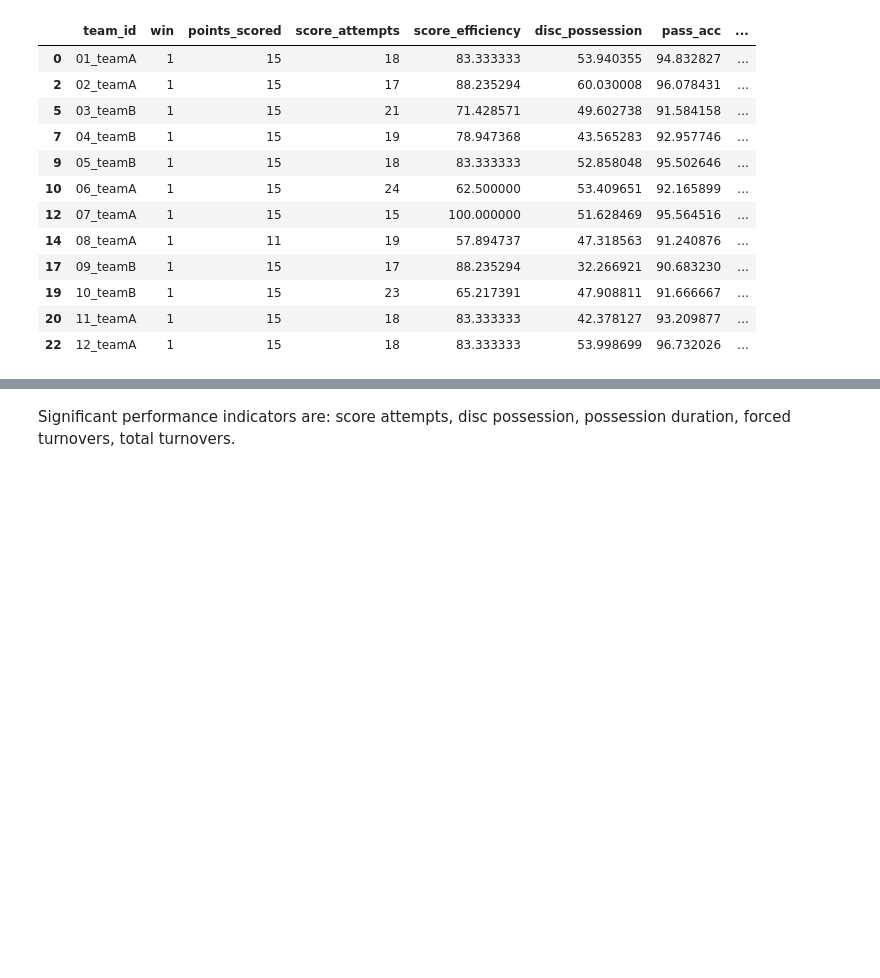
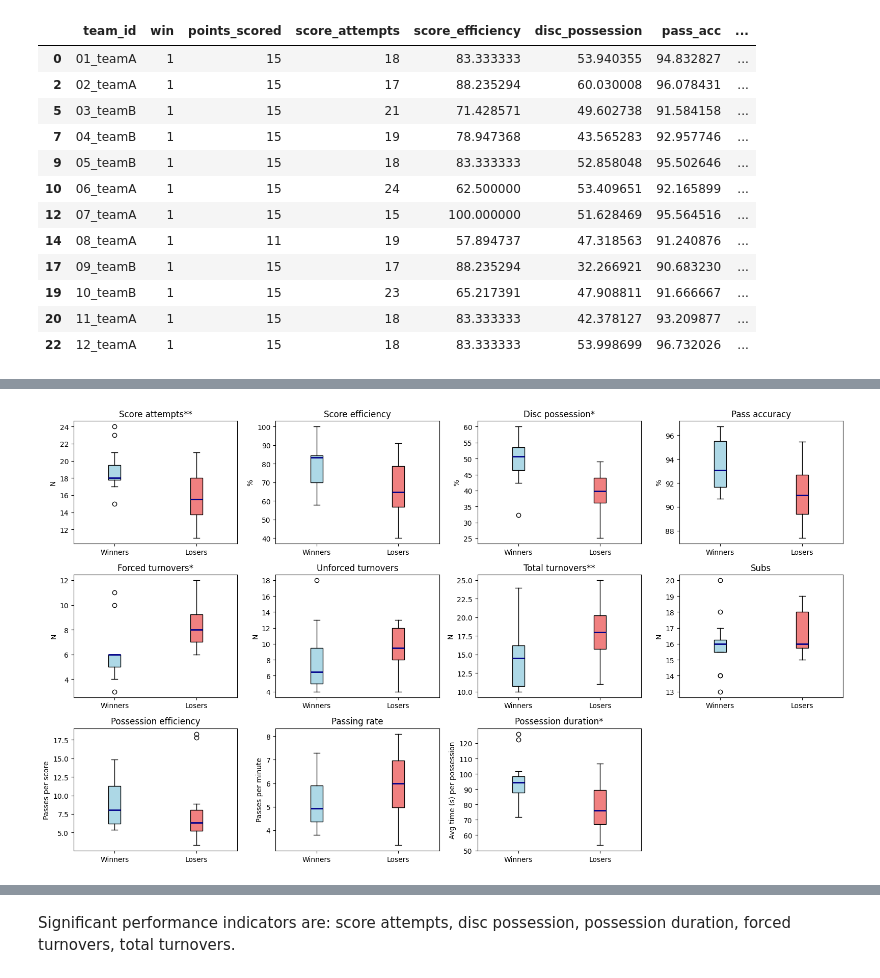
Before and after one commit to porseleyn/UF_Thesis_Analyses, a Jupyter notebook: inferential_statistics.ipynb, the cells around one changed output, grey strips where cells are left out. Saved outputs shown, nothing was run; the diff lists cells and outputs as text; code cells hidden in the pictures; blank space fills up the shorter version.

```diff
--- a/inferential_statistics.ipynb
+++ b/inferential_statistics.ipynb
@@ -222,3 +238,55 @@ plt.show()
+# %%
+fig, axes = plt.subplots(3, 4, figsize=(16, 10))
+# fig.suptitle("Winners vs Losers: Performance Indicators", fontsize=20)
+
+ylabels = ['N', '%', '%', '%', 'N', 'N', 'N', 'N', 'Passes per score',
+        'Passes per minute', 'Avg time (s) per possession']
+
+significant = {
+    'Score attempts': '**',
+    'Disc possession': '*',
+    'Possession duration': '*',
+    'Forced turnovers': '*',
+    'Total turnovers': '**'
+}
+
+for i, (data, title) in enumerate(zip(data_list, titles)):
+    row, col = divmod(i, 4)
+    ax = axes[row, col]
+
+    # Plot boxplot with custom colors
+    box = ax.boxplot(data, patch_artist=True)
+
+    # Set blue for Winners (1st box), red for Losers (2nd box)
+    colors = ['lightblue', 'lightcoral']
+    for patch, color in zip(box['boxes'], colors):
+        patch.set_facecolor(color)
+
+    # 🔸 Set median line color (e.g., dark blue)
+    for median in box['medians']:
+        median.set_color('darkblue')
+        median.set_linewidth(2)  # Optional: make it a bit bolder
+
+    ax.set_xticklabels(['Winners', 'Losers'])
+    ax.set_ylabel(ylabels[i])
+
+    # Use significance dictionary for stars
+    if title in significant:
+        ax.set_title(f"{title}{significant[title]}")
+    else:
+        ax.set_title(title)
+
+# Hide any unused subplots if fewer than 12
+if len(data_list) < 12:
+    for j in range(len(data_list), 12):
+        row, col = divmod(j, 4)
+        axes[row, col].axis('off')
+
+plt.tight_layout(rect=[0, 0.03, 1, 0.95])  # So title doesn't overlap
+plt.savefig('data/figures/boxplot_perf_indic_wide.png')
+plt.show()
+# %% [output]
+[figure, added]
 # %%
 # One figure with all the indicator boxplots (winners & losers) in one graph.
 
```
Also changed, not shown: parts of 11 cells of this notebook, 21 other files.
